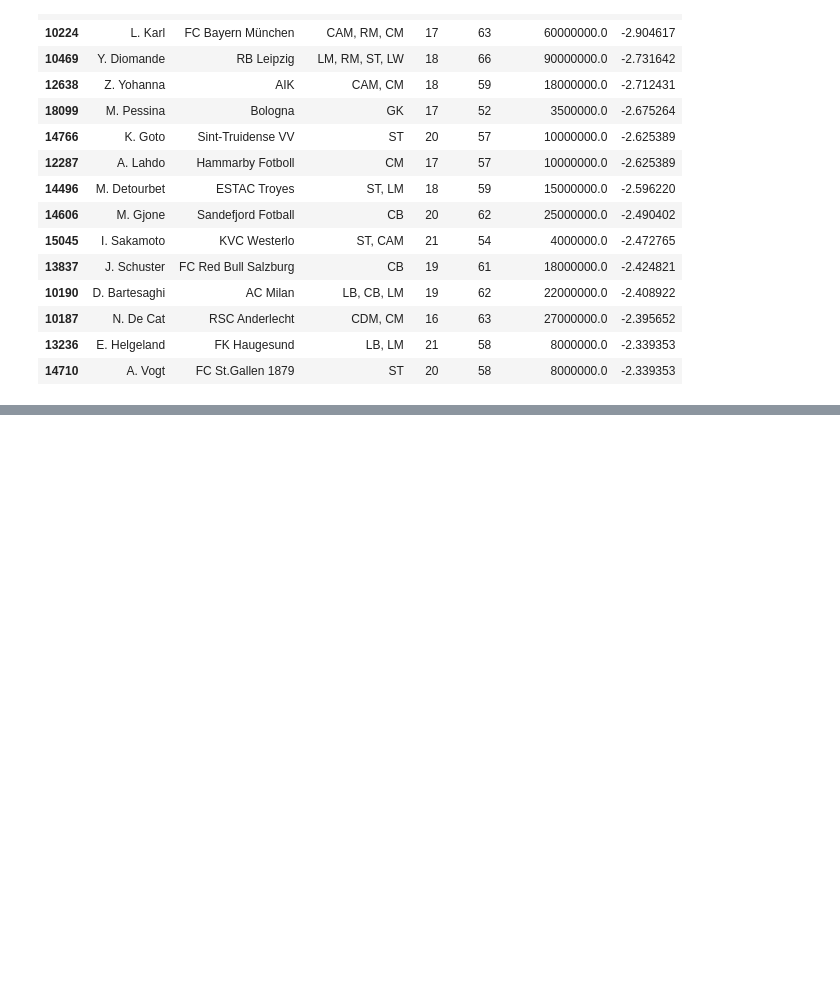
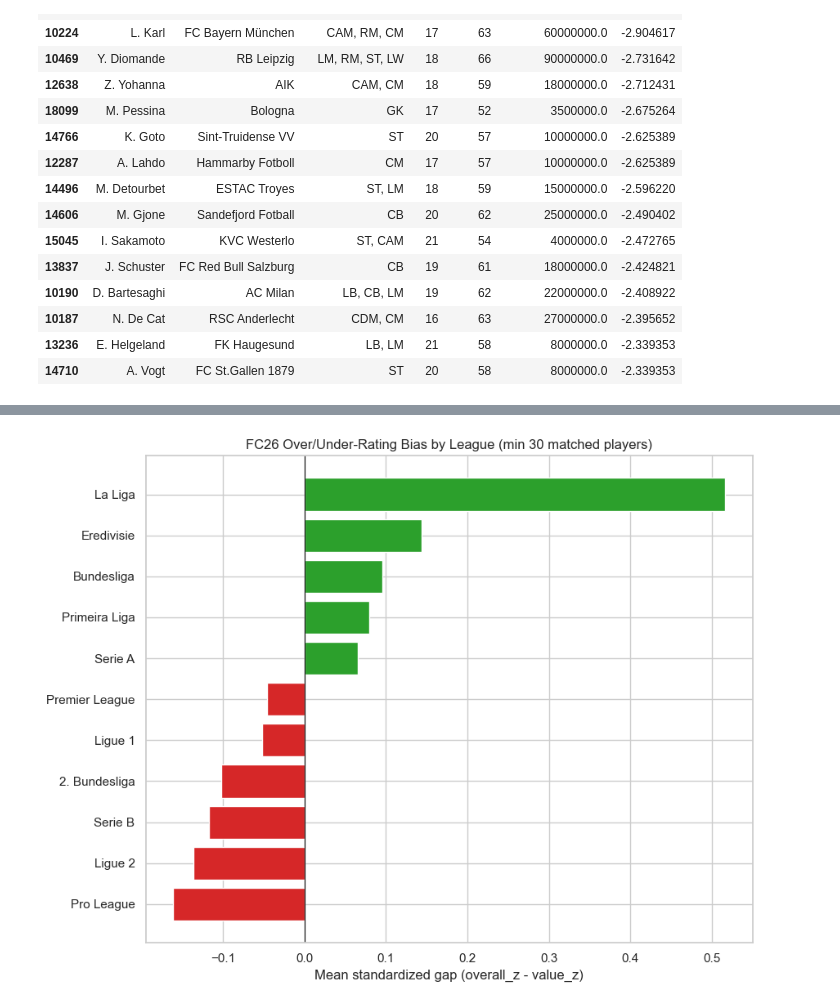
Before and after one commit to thompgt/fc26-player-analysis, a Jupyter notebook: notebooks/02_rating_validation.ipynb, the cells around one changed output, grey strips where cells are left out. Drawn from its saved outputs; the diff is of its cells as text; code cells hidden in the pictures; blank space fills up the shorter version.

```diff
--- a/notebooks/02_rating_validation.ipynb
+++ b/notebooks/02_rating_validation.ipynb
@@ -399,0 +446,9 @@ Most UNDER-rated by FC26 vs market value:
+# %%
+MIN_LEAGUE_N = 30
+league_gap = (
+    tm_flag.groupby("league_name")
+    .agg(n=("gap", "size"), mean_gap=("gap", "mean"))
+    .query("n >= @MIN_LEAGUE_N")
+    .sort_values("mean_gap")
+)
+league_gap
@@ -399,0 +469,11 @@ Most UNDER-rated by FC26 vs market value:
+# %%
+fig, ax = plt.subplots(figsize=(9, 7))
+colors = ["#d62728" if v < 0 else "#2ca02c" for v in league_gap["mean_gap"]]
+ax.barh(league_gap.index, league_gap["mean_gap"], color=colors)
+ax.axvline(0, color="black", lw=0.8)
+ax.set_xlabel("Mean standardized gap (overall_z - value_z)")
+ax.set_title(f"FC26 Over/Under-Rating Bias by League (min {MIN_LEAGUE_N} matched players)")
+plt.tight_layout()
+plt.show()
+# %% [output]
+[figure, added]
```
Also changed, not shown: parts of 13 cells of this notebook.
